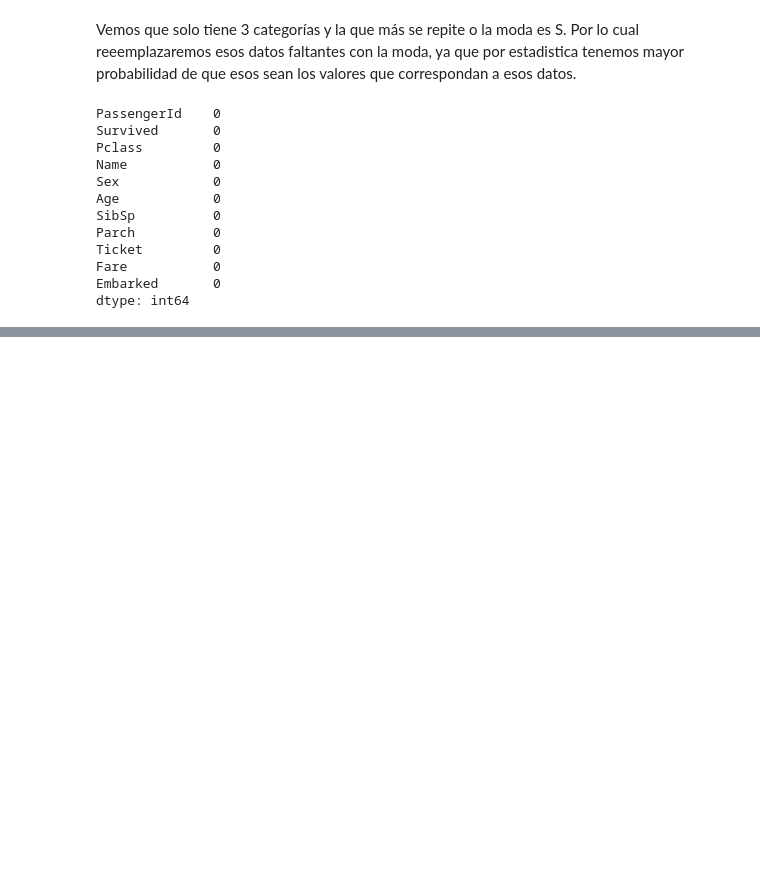
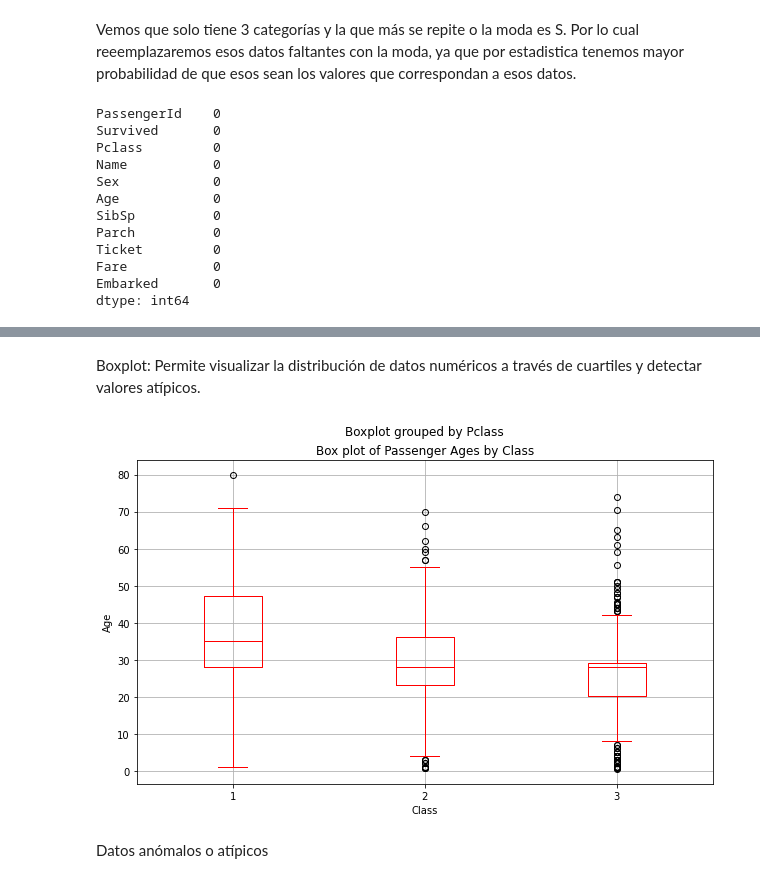
Before and after one commit to mariosanchez5/An-lisis-Exploratorios---Varios, a Jupyter notebook: Dataset_Titanic.ipynb, the cells around one changed output, grey strips where cells are left out. Drawn from its saved outputs; the diff is of its cells as text; code cells hidden in the pictures; blank space fills up the shorter version.

```diff
--- a/Dataset_Titanic.ipynb
+++ b/Dataset_Titanic.ipynb
@@ -207,0 +245,12 @@ dtype: int64
+# %% [markdown]
+Boxplot: Permite visualizar la distribución de datos numéricos a través de cuartiles y detectar valores atípicos.
+# %%
+df2.boxplot(column='Age', by='Pclass', figsize=[10,6], color='red')
+plt.title('Box plot of Passenger Ages by Class')
+plt.xlabel('Class')
+plt.ylabel('Age')
+plt.show()
+# %% [output]
+[figure, added]
+# %% [markdown]
+Datos anómalos o atípicos
```
Also changed, not shown: parts of 27 cells of this notebook.
